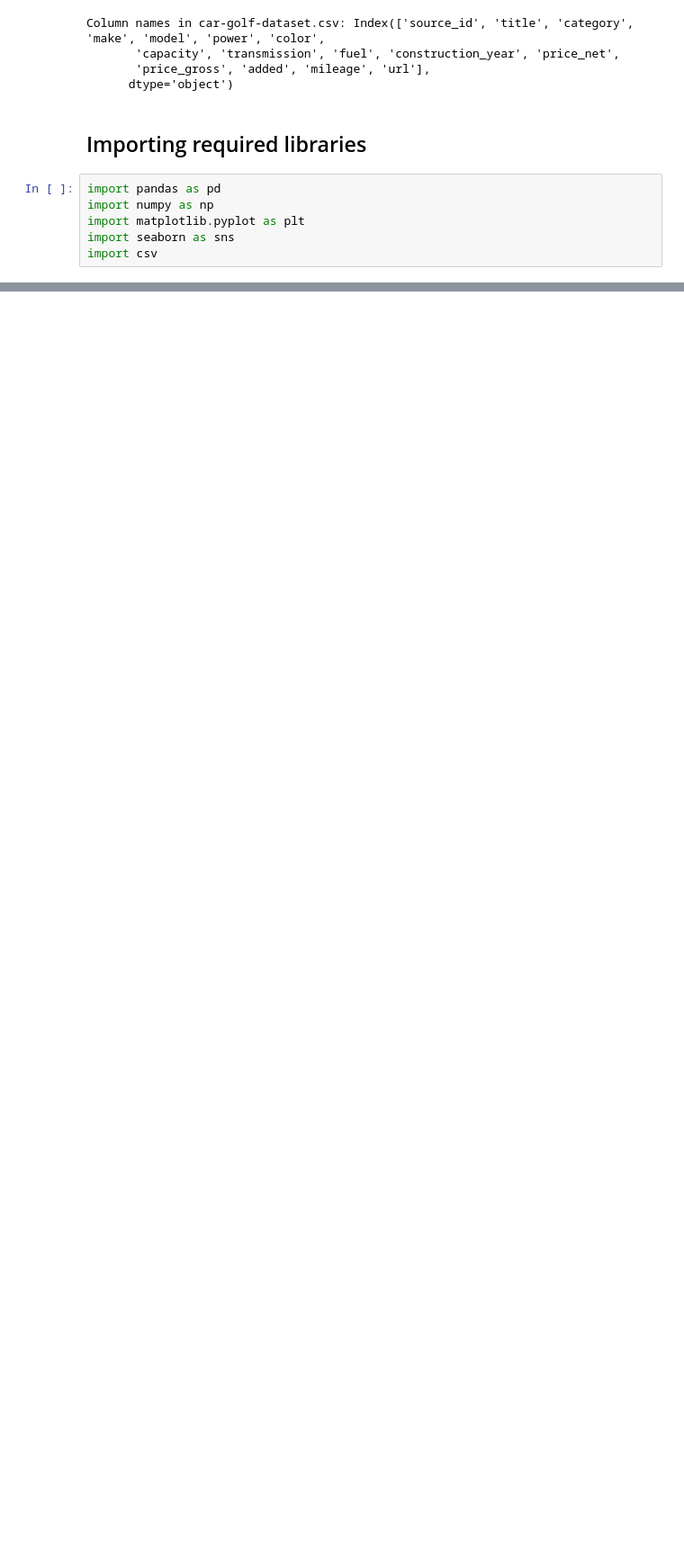
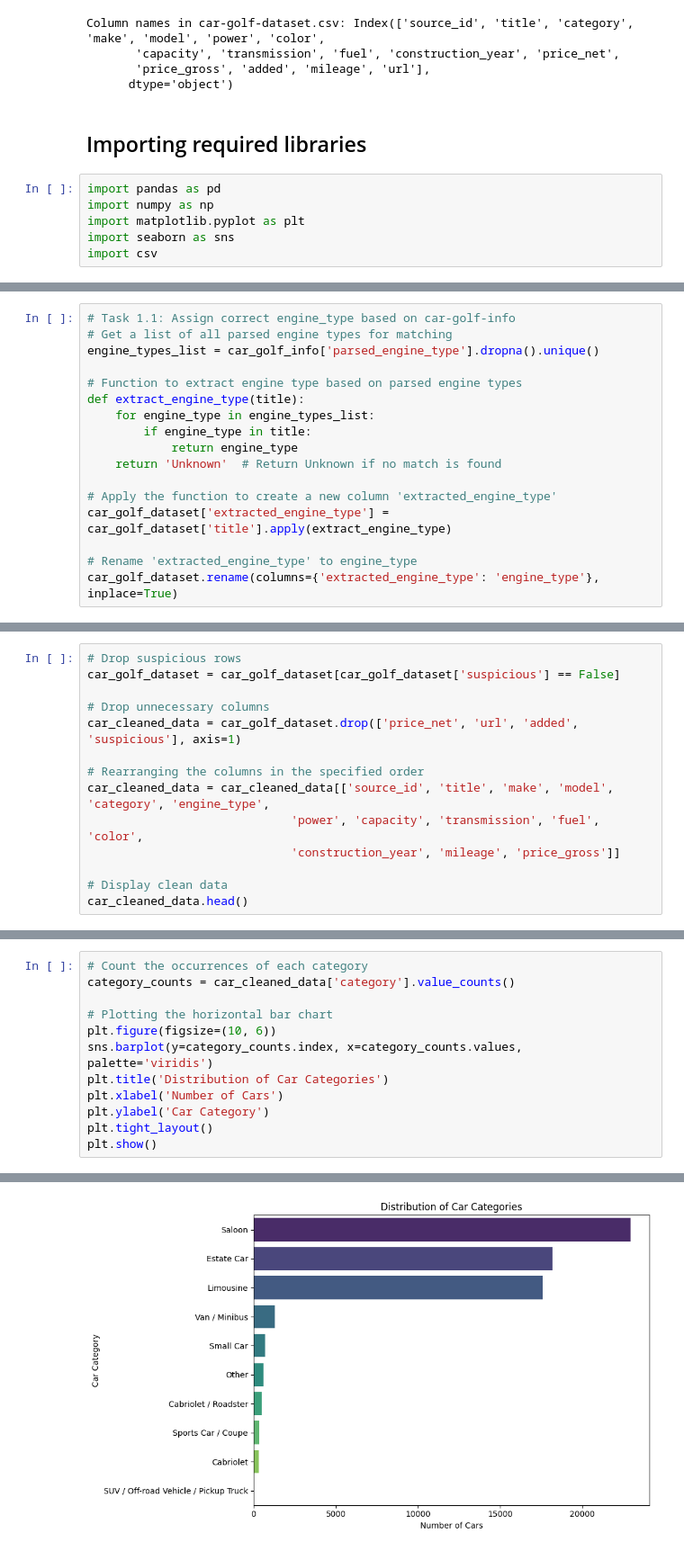
Before and after one commit to sazidthe1/Imum, a Jupyter notebook: task.ipynb, the cells around one changed output, grey strips where cells are left out. Shown at 90% size. Saved outputs shown, nothing was run; the diff lists cells and outputs as text; blank space fills up the shorter version.

```diff
--- a/task.ipynb
+++ b/task.ipynb
@@ -46,0 +49,17 @@ import csv
+# %%
+# Task 1.1: Assign correct engine_type based on car-golf-info
+# Get a list of all parsed engine types for matching
+engine_types_list = car_golf_info['parsed_engine_type'].dropna().unique()
+
+# Function to extract engine type based on parsed engine types
+def extract_engine_type(title):
+    for engine_type in engine_types_list:
+        if engine_type in title:
+            return engine_type
+    return 'Unknown'  # Return Unknown if no match is found
+
+# Apply the function to create a new column 'extracted_engine_type'
+car_golf_dataset['extracted_engine_type'] = car_golf_dataset['title'].apply(extract_engine_type)
+
+# Rename 'extracted_engine_type' to engine_type
+car_golf_dataset.rename(columns={'extracted_engine_type': 'engine_type'}, inplace=True)
@@ -46,0 +164,14 @@ import csv
+# %%
+# Drop suspicious rows
+car_golf_dataset = car_golf_dataset[car_golf_dataset['suspicious'] == False]
+
+# Drop unnecessary columns
+car_cleaned_data = car_golf_dataset.drop(['price_net', 'url', 'added', 'suspicious'], axis=1)
+
+# Rearranging the columns in the specified order
+car_cleaned_data = car_cleaned_data[['source_id', 'title', 'make', 'model', 'category', 'engine_type',
+                             'power', 'capacity', 'transmission', 'fuel', 'color',
+                             'construction_year', 'mileage', 'price_gross']]
+
+# Display clean data
+car_cleaned_data.head()
@@ -46,0 +190,13 @@ import csv
+# %%
+# Count the occurrences of each category
+category_counts = car_cleaned_data['category'].value_counts()
+
+# Plotting the horizontal bar chart
+plt.figure(figsize=(10, 6))
+sns.barplot(y=category_counts.index, x=category_counts.values, palette='viridis')
+plt.title('Distribution of Car Categories')
+plt.xlabel('Number of Cars')
+plt.ylabel('Car Category')
+plt.tight_layout()
+plt.show()
+# %% [output]
@@ -46,0 +206 @@ import csv
+[figure, added]
```
Also changed, not shown: parts of 30 cells of this notebook.
